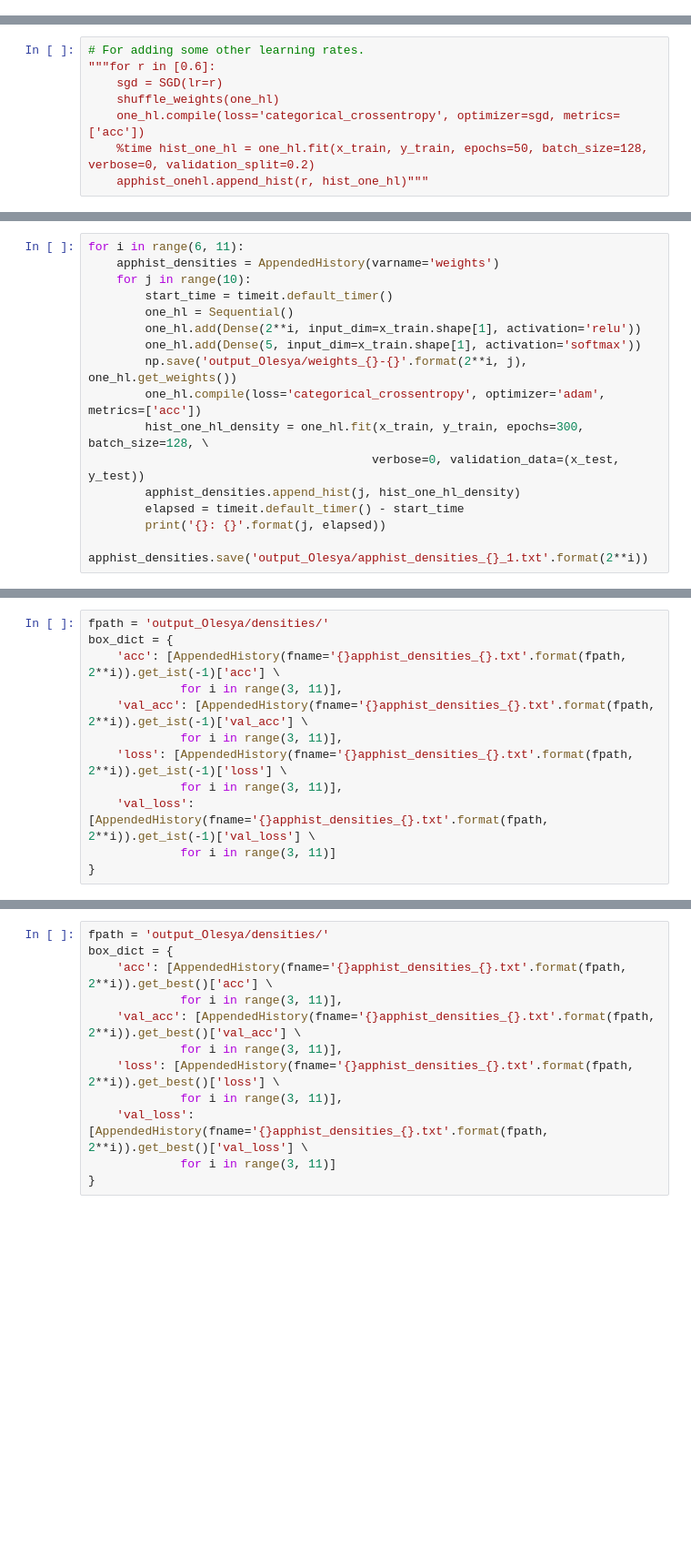
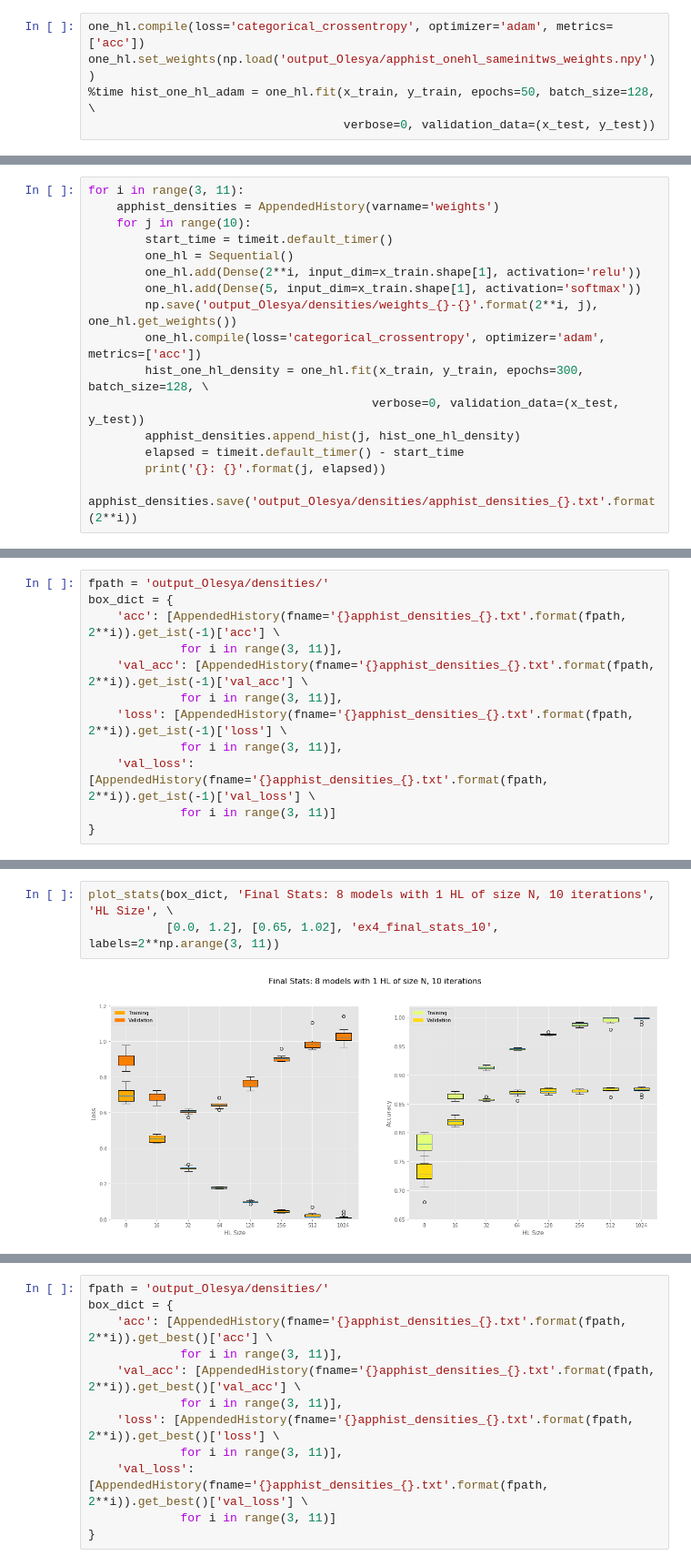
Before and after one commit to lguillain/Artificial-Neural-Networks, a Jupyter notebook: miniproject1/miniproject1_Olesya.ipynb, the cells around one changed output, grey strips where cells are left out. Shown at 91% size. Drawn from its saved outputs; the diff is of its cells as text; blank space fills up the shorter version.

```diff
--- a/miniproject1/miniproject1_Olesya.ipynb
+++ b/miniproject1/miniproject1_Olesya.ipynb
@@ -558,0 +711,5 @@ Train a network with one hidden layer and compare different optimizers.
+# %%
+one_hl.compile(loss='categorical_crossentropy', optimizer='adam', metrics=['acc'])
+one_hl.set_weights(np.load('output_Olesya/apphist_onehl_sameinitws_weights.npy'))
+%time hist_one_hl_adam = one_hl.fit(x_train, y_train, epochs=50, batch_size=128, \
+                                    verbose=0, validation_data=(x_test, y_test))
@@ -632,8 +760,0 @@ Wall time: 43.5 s
-# %%
-# For adding some other learning rates.
-"""for r in [0.6]:
-    sgd = SGD(lr=r)
-    shuffle_weights(one_hl)
-    one_hl.compile(loss='categorical_crossentropy', optimizer=sgd, metrics=['acc'])
-    %time hist_one_hl = one_hl.fit(x_train, y_train, epochs=50, batch_size=128, verbose=0, validation_split=0.2)
-    apphist_onehl.append_hist(r, hist_one_hl)"""
@@ -746,16 +806,16 @@ weights_layers = []
 # %%
-for i in range(6, 11):
+for i in range(3, 11):
     apphist_densities = AppendedHistory(varname='weights')
     for j in range(10):
         start_time = timeit.default_timer()
         one_hl = Sequential()
         one_hl.add(Dense(2**i, input_dim=x_train.shape[1], activation='relu'))
         one_hl.add(Dense(5, input_dim=x_train.shape[1], activation='softmax'))
-        np.save('output_Olesya/weights_{}-{}'.format(2**i, j), one_hl.get_weights())
+        np.save('output_Olesya/densities/weights_{}-{}'.format(2**i, j), one_hl.get_weights())
         one_hl.compile(loss='categorical_crossentropy', optimizer='adam', metrics=['acc'])
         hist_one_hl_density = one_hl.fit(x_train, y_train, epochs=300, batch_size=128, \
                                         verbose=0, validation_data=(x_test, y_test))
         apphist_densities.append_hist(j, hist_one_hl_density)
         elapsed = timeit.default_timer() - start_time
         print('{}: {}'.format(j, elapsed))
-    apphist_densities.save('output_Olesya/apphist_densities_{}_1.txt'.format(2**i))
+    apphist_densities.save('output_Olesya/densities/apphist_densities_{}.txt'.format(2**i))
@@ -801,0 +840,5 @@ for ind, bplot in enumerate(bplots):
+# %%
+plot_stats(box_dict, 'Final Stats: 8 models with 1 HL of size N, 10 iterations', 'HL Size', \
+           [0.0, 1.2], [0.65, 1.02], 'ex4_final_stats_10', labels=2**np.arange(3, 11))
+# %% [output]
+[figure, added]
```
Also changed, not shown: parts of 76 cells of this notebook, 18 other files.
